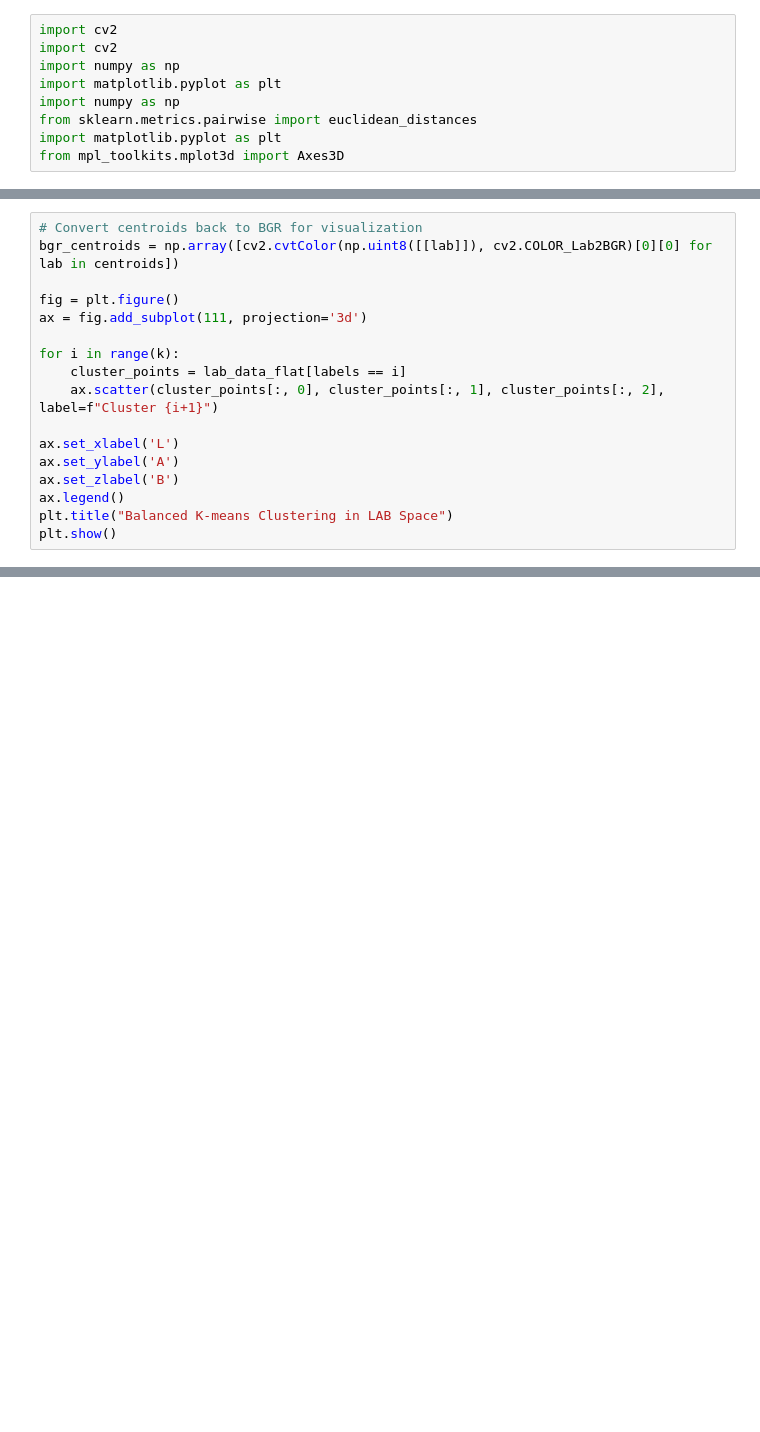
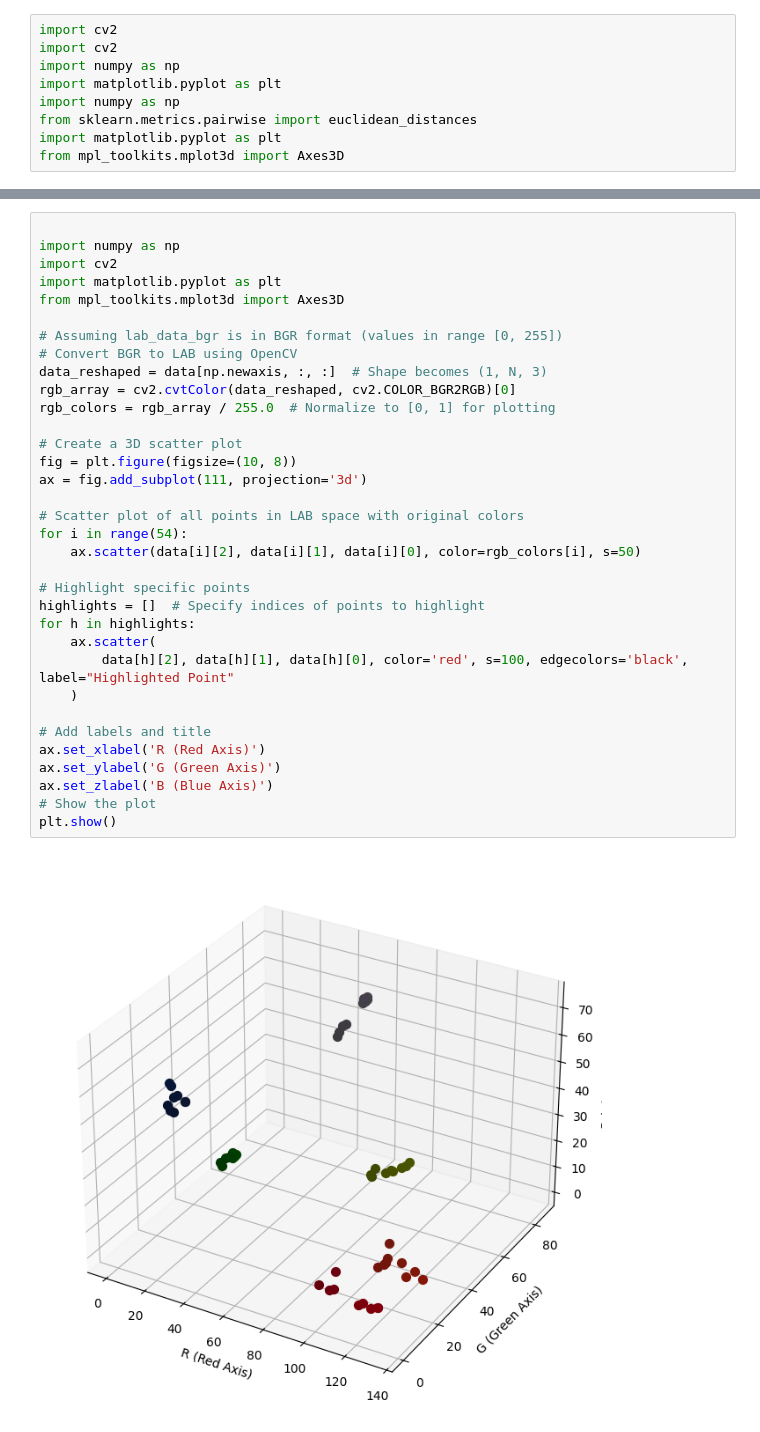
Before and after one commit to mannixharry/cube-solver, a Jupyter notebook: vision-processing.ipynb, the cells around one changed output, grey strips where cells are left out. Cells and saved outputs as stored; diff of their text form; blank space fills up the shorter version.

```diff
--- a/vision-processing.ipynb
+++ b/vision-processing.ipynb
@@ -276,17 +153,0 @@ Inertia: 2115.111111111111
-# %%
-# Convert centroids back to BGR for visualization
-bgr_centroids = np.array([cv2.cvtColor(np.uint8([[lab]]), cv2.COLOR_Lab2BGR)[0][0] for lab in centroids])
-
-fig = plt.figure()
-ax = fig.add_subplot(111, projection='3d')
-
-for i in range(k):
-    cluster_points = lab_data_flat[labels == i]
-    ax.scatter(cluster_points[:, 0], cluster_points[:, 1], cluster_points[:, 2], label=f"Cluster {i+1}")
-
-ax.set_xlabel('L')
-ax.set_ylabel('A')
-ax.set_zlabel('B')
-ax.legend()
-plt.title("Balanced K-means Clustering in LAB Space")
-plt.show()
@@ -336,0 +214,36 @@ Cluster 6 (Total points: 9):
+# %%
+
+import numpy as np
+import cv2
+import matplotlib.pyplot as plt
+from mpl_toolkits.mplot3d import Axes3D
+
+# Assuming lab_data_bgr is in BGR format (values in range [0, 255])
+# Convert BGR to LAB using OpenCV
+data_reshaped = data[np.newaxis, :, :]  # Shape becomes (1, N, 3)
+rgb_array = cv2.cvtColor(data_reshaped, cv2.COLOR_BGR2RGB)[0]
+rgb_colors = rgb_array / 255.0  # Normalize to [0, 1] for plotting
+
+# Create a 3D scatter plot
+fig = plt.figure(figsize=(10, 8))
+ax = fig.add_subplot(111, projection='3d')
+
+# Scatter plot of all points in LAB space with original colors
+for i in range(54):
+    ax.scatter(data[i][2], data[i][1], data[i][0], color=rgb_colors[i], s=50)
+
+# Highlight specific points
+highlights = []  # Specify indices of points to highlight
+for h in highlights:
+    ax.scatter(
+        data[h][2], data[h][1], data[h][0], color='red', s=100, edgecolors='black', label="Highlighted Point"
+    )
+
+# Add labels and title
+ax.set_xlabel('R (Red Axis)')
+ax.set_ylabel('G (Green Axis)')
+ax.set_zlabel('B (Blue Axis)')
+# Show the plot
+plt.show()
+# %% [output]
+[figure, added]
```
Also changed, not shown: parts of 11 cells of this notebook, 2 other files.
